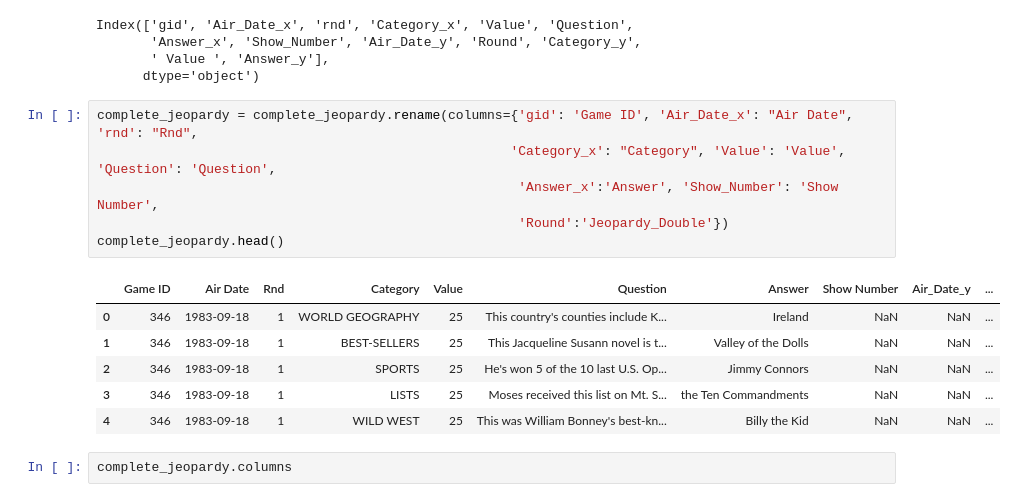
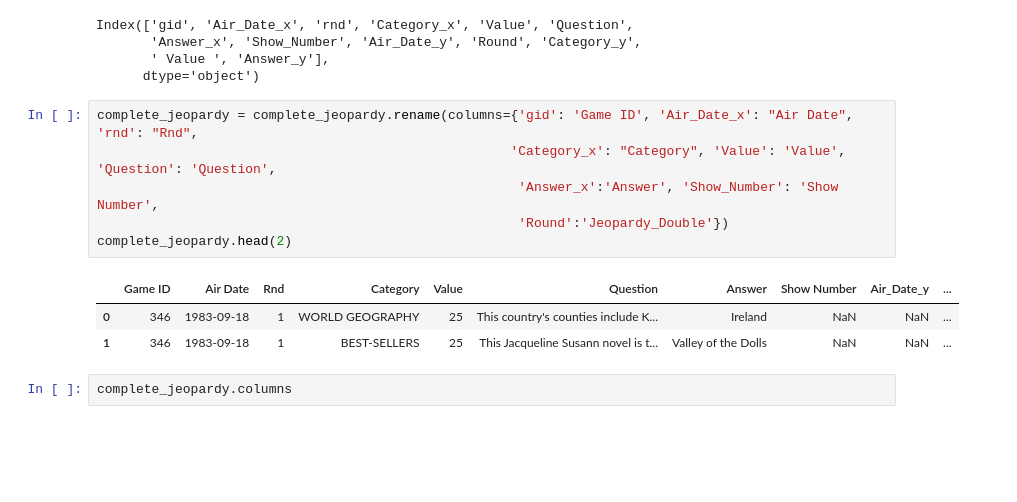
Before and after one commit to minwiley/ETL-Jeopardy, a Jupyter notebook: Jeopardy_ETL.ipynb, the cells around one changed output. Drawn from its saved outputs; the diff is of its cells as text; blank space fills up the shorter version.

```diff
--- a/Jeopardy_ETL.ipynb
+++ b/Jeopardy_ETL.ipynb
@@ -85,16 +62,13 @@ Index(['gid', 'Air_Date_x', 'rnd', 'Category_x', 'Value', 'Question',
 # %%
 complete_jeopardy = complete_jeopardy.rename(columns={'gid': 'Game ID', 'Air_Date_x': "Air Date", 'rnd': "Rnd",
                                                      'Category_x': "Category", 'Value': 'Value', 'Question': 'Question',
                                                       'Answer_x':'Answer', 'Show_Number': 'Show Number',
                                                       'Round':'Jeopardy_Double'})
-complete_jeopardy.head()
+complete_jeopardy.head(2)
 # %% [output]
 |  | Game ID | Air Date | Rnd | Category | Value | Question | Answer | Show Number | Air_Date_y | ... |
 | 0 | 346 | 1983-09-18 | 1 | WORLD GEOGRAPHY | 25 | This country's counties include K... | Ireland | NaN | NaN | ... |
 | 1 | 346 | 1983-09-18 | 1 | BEST-SELLERS | 25 | This Jacqueline Susann novel is t... | Valley of the Dolls | NaN | NaN | ... |
-| 2 | 346 | 1983-09-18 | 1 | SPORTS | 25 | He's won 5 of the 10 last U.S. Op... | Jimmy Connors | NaN | NaN | ... |
-| 3 | 346 | 1983-09-18 | 1 | LISTS | 25 | Moses received this list on Mt. S... | the Ten Commandments | NaN | NaN | ... |
-| 4 | 346 | 1983-09-18 | 1 | WILD WEST | 25 | This was William Bonney's best-kn... | Billy the Kid | NaN | NaN | ... |
 # %%
 complete_jeopardy.columns
 # %% [output]
```
Also changed, not shown: parts of 29 cells of this notebook, 12 other files.
